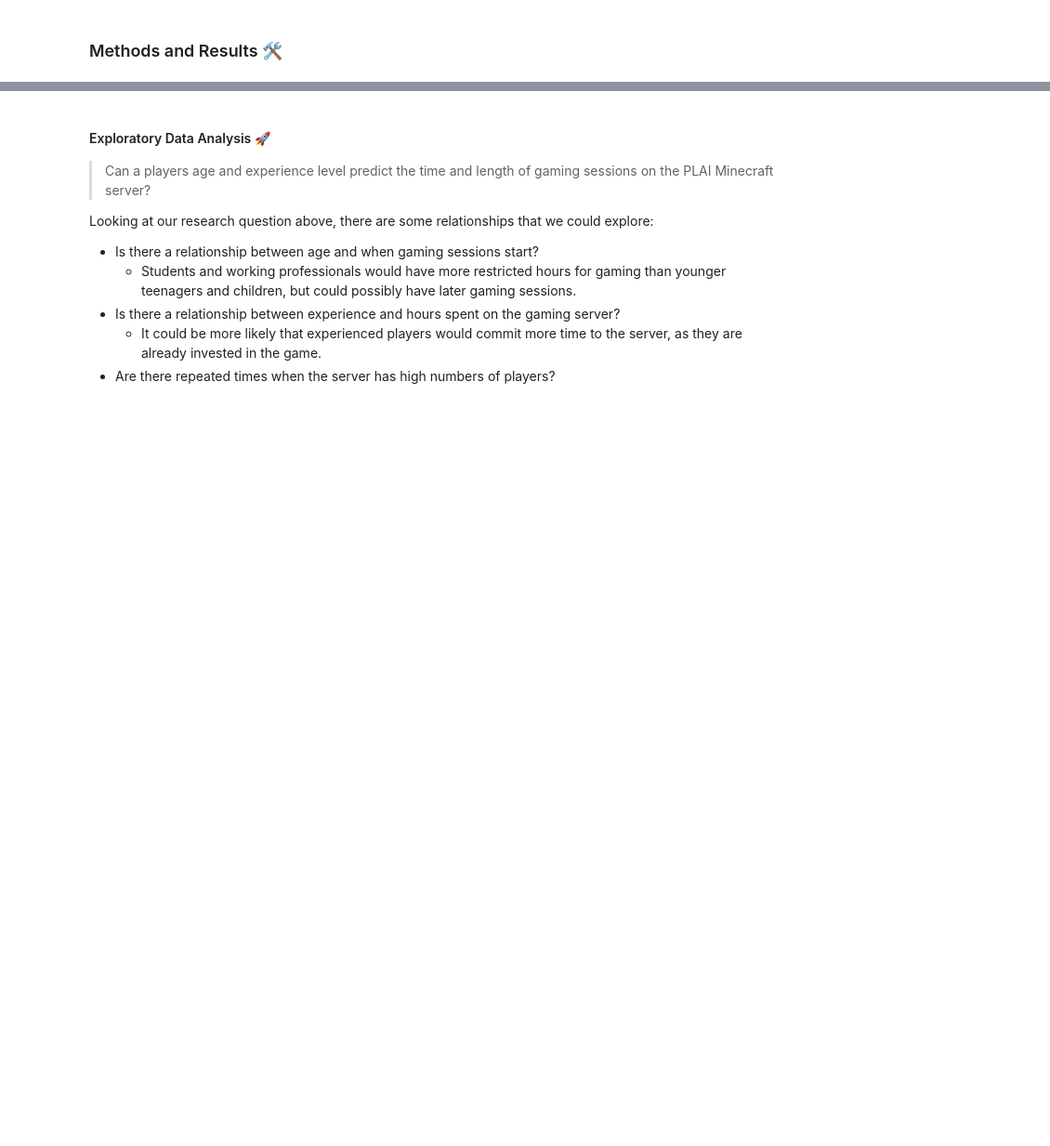
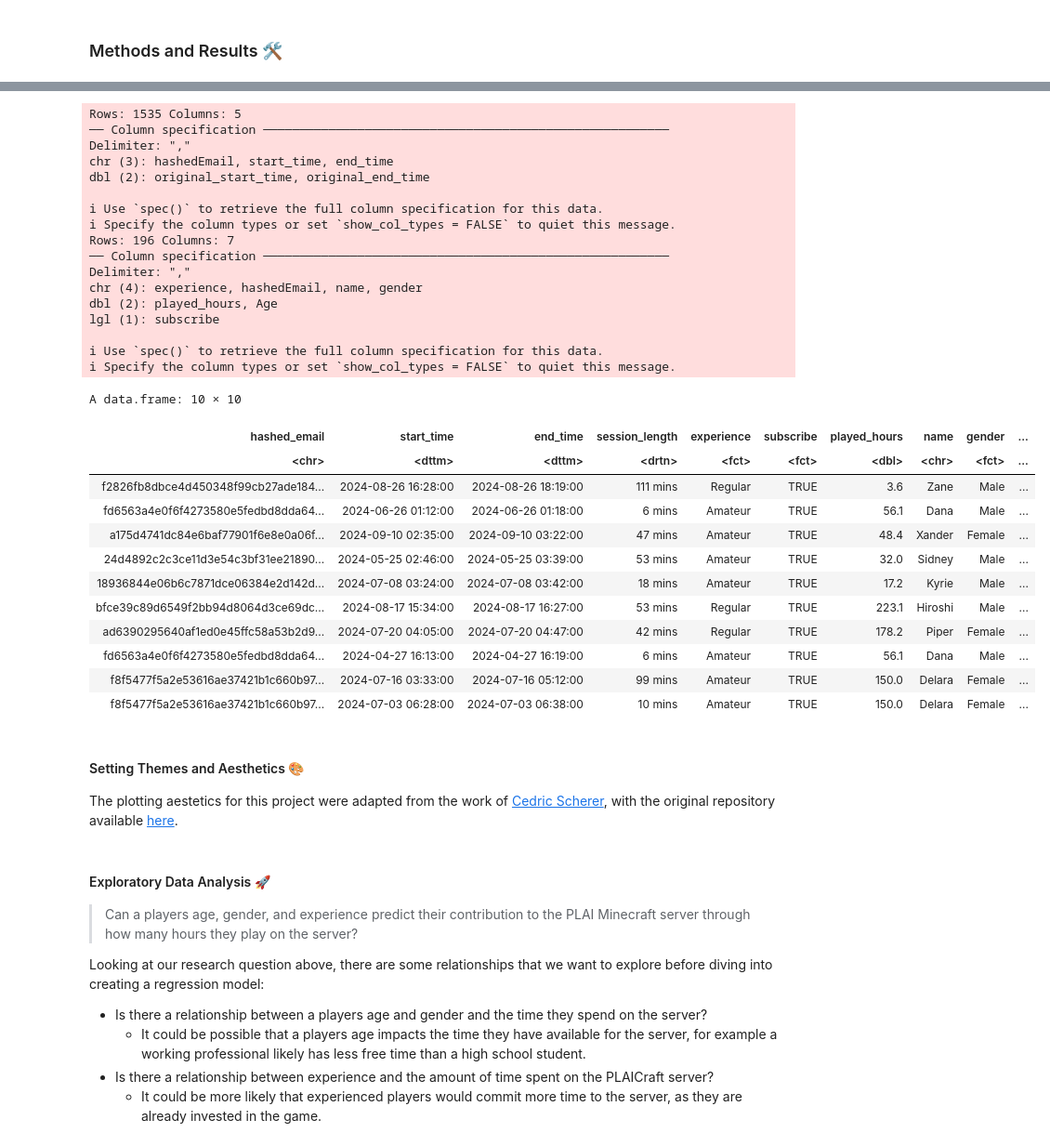
Before and after one commit to liammurray123/DSCI-100-Final-Project, a Jupyter notebook: Analysis.ipynb, the cells around one changed output, grey strips where cells are left out. Shown at 93% size. Cells and saved outputs as stored; diff of their text form; code cells hidden in the pictures; blank space fills up the shorter version.

```diff
--- a/Analysis.ipynb
+++ b/Analysis.ipynb
@@ -259,0 +226,53 @@ A data.frame: 10 × 10
+# %%
+session_data <- read_csv("data/sessions.csv") |>
+    clean_names() |>
+    select(hashed_email:end_time) |>
+    mutate(start_time = dmy_hm(start_time)) |>
+    mutate(end_time = dmy_hm(end_time)) |>
+    mutate(session_length = end_time - start_time)
+
+player_data <- read_csv("data/players.csv") |>
+    clean_names() |>
+    mutate(gender = factor(gender, levels=c("Male","Female", "Non-binary", "Two-Spirited", "Agender", "Other", "Prefer not to say"))) |>
+    mutate(experience = as_factor(experience)) |>
+    mutate(subscribe = as_factor(subscribe))
+
+merged_data <- merge(x = session_data, y = player_data, by = "hashed_email") |>
+    na.omit()
+
+slice_sample(merged_data, n=10)
+# %% [output]
+Rows: 1535 Columns: 5
+── Column specification ────────────────────────────────────────────────────────
+Delimiter: ","
+chr (3): hashedEmail, start_time, end_time
+dbl (2): original_start_time, original_end_time
+
+ℹ Use `spec()` to retrieve the full column specification for this data.
+ℹ Specify the column types or set `show_col_types = FALSE` to quiet this message.
+Rows: 196 Columns: 7
+── Column specification ────────────────────────────────────────────────────────
+Delimiter: ","
+chr (4): experience, hashedEmail, name, gender
+dbl (2): played_hours, Age
+lgl (1): subscribe
+
+ℹ Use `spec()` to retrieve the full column specification for this data.
+ℹ Specify the column types or set `show_col_types = FALSE` to quiet this message.
+A data.frame: 10 × 10
+| hashed_email | start_time | end_time | session_length | experience | subscribe | played_hours | name | gender | ... |
+| <chr> | <dttm> | <dttm> | <drtn> | <fct> | <fct> | <dbl> | <chr> | <fct> | ... |
+| f2826fb8dbce4d450348f99cb27ade184... | 2024-08-26 16:28:00 | 2024-08-26 18:19:00 | 111 mins | Regular | TRUE | 3.6 | Zane | Male | ... |
+| fd6563a4e0f6f4273580e5fedbd8dda64... | 2024-06-26 01:12:00 | 2024-06-26 01:18:00 | 6 mins | Amateur | TRUE | 56.1 | Dana | Male | ... |
+| a175d4741dc84e6baf77901f6e8e0a06f... | 2024-09-10 02:35:00 | 2024-09-10 03:22:00 | 47 mins | Amateur | TRUE | 48.4 | Xander | Female | ... |
+| 24d4892c2c3ce11d3e54c3bf31ee21890... | 2024-05-25 02:46:00 | 2024-05-25 03:39:00 | 53 mins | Amateur | TRUE | 32.0 | Sidney | Male | ... |
+| 18936844e06b6c7871dce06384e2d142d... | 2024-07-08 03:24:00 | 2024-07-08 03:42:00 | 18 mins | Amateur | TRUE | 17.2 | Kyrie | Male | ... |
+| bfce39c89d6549f2bb94d8064d3ce69dc... | 2024-08-17 15:34:00 | 2024-08-17 16:27:00 | 53 mins | Regular | TRUE | 223.1 | Hiroshi | Male | ... |
+| ad6390295640af1ed0e45ffc58a53b2d9... | 2024-07-20 04:05:00 | 2024-07-20 04:47:00 | 42 mins | Regular | TRUE | 178.2 | Piper | Female | ... |
+| fd6563a4e0f6f4273580e5fedbd8dda64... | 2024-04-27 16:13:00 | 2024-04-27 16:19:00 | 6 mins | Amateur | TRUE | 56.1 | Dana | Male | ... |
+| f8f5477f5a2e53616ae37421b1c660b97... | 2024-07-16 03:33:00 | 2024-07-16 05:12:00 | 99 mins | Amateur | TRUE | 150.0 | Delara | Female | ... |
+| f8f5477f5a2e53616ae37421b1c660b97... | 2024-07-03 06:28:00 | 2024-07-03 06:38:00 | 10 mins | Amateur | TRUE | 150.0 | Delara | Female | ... |
+# %% [markdown]
+#### Setting Themes and Aesthetics 🎨
+
+The plotting aestetics for this project were adapted from the work of [Cedric Scherer](https://www.cedricscherer.com/), with the original repository available [here](https://github.com/z3tt/TidyTuesday/blob/main/R/2020_52_BigMacIndex.Rmd).
@@ -260,12 +340,11 @@ A data.frame: 10 × 10
 # %% [markdown]
 #### Exploratory Data Analysis 🚀
 
-> Can a players age and experience level predict the time and length of gaming sessions on the PLAI Minecraft server?
+> Can a players age, gender, and experience predict their contribution to the PLAI Minecraft server through how many hours they play on the server?
 
-Looking at our research question above, there are some relationships that we could explore:
+Looking at our research question above, there are some relationships that we want to explore before diving into creating a regression model:
 
-- Is there a relationship between age and when gaming sessions start?
-  - Students and working professionals would have more restricted hours for gaming than younger teenagers and children, but could possibly have later gaming sessions.
-- Is there a relationship between experience and hours spent on the gaming server?
+- Is there a relationship between a players age and gender and the time they spend on the server?
+  - It could be possible that a players age impacts the time they have available for the server, for example a working professional likely has less free time than a high school student.
+- Is there a relationship between experience and the amount of time spent on the PLAICraft server?
   - It could be more likely that experienced players would commit more time to the server, as they are already invested in the game.
-- Are there repeated times when the server has high numbers of players?
```
Also changed, not shown: parts of 32 cells of this notebook, 1 other file.
